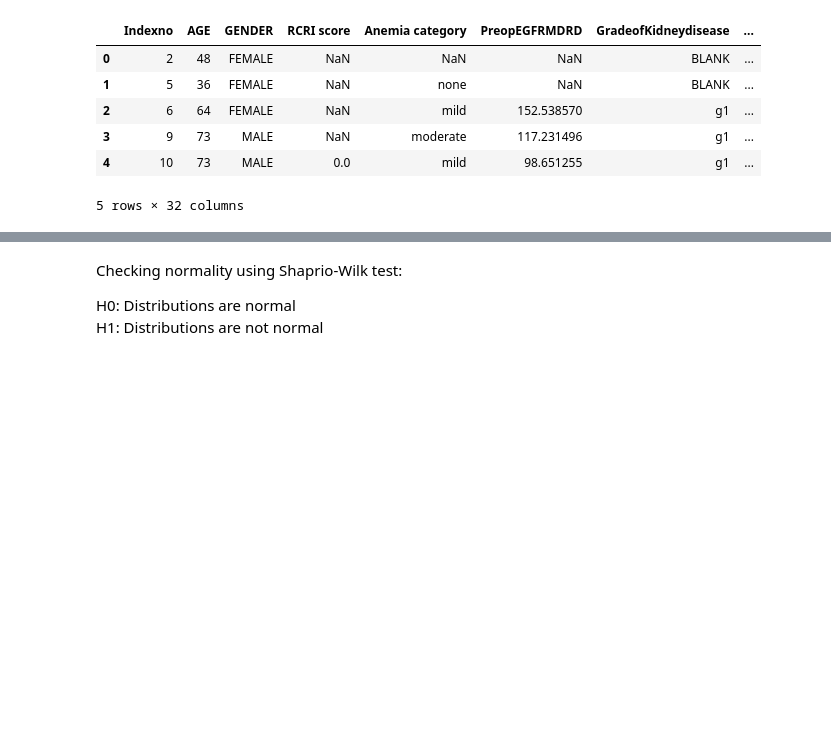
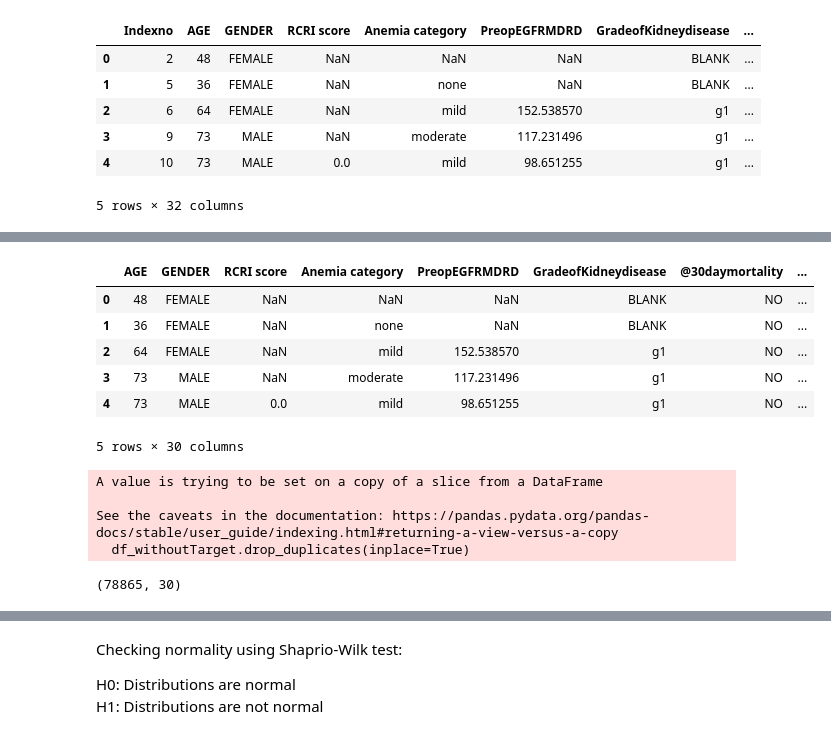
Before and after one commit to Mingtaros/CARES_Analytics, a Jupyter notebook: notebooks/daysbetweendeathandsurgery.ipynb, the cells around one changed output, grey strips where cells are left out. Cells and saved outputs as stored; diff of their text form; code cells hidden in the pictures; blank space fills up the shorter version.

```diff
--- a/notebooks/daysbetweendeathandsurgery.ipynb
+++ b/notebooks/daysbetweendeathandsurgery.ipynb
@@ -7,7 +7,7 @@ tqdm.pandas()
 # %% [markdown]
 Since the encoded file is considered to have more categorical variables, the original data set is used to perform the tests on DaysbetweenDeathandoperation
 # %%
-cares_data_path = "CARES_data.csv"
+cares_data_path = "../data/CARES_data.csv"
 data = pd.read_csv(cares_data_path)
 data.head()
 # %% [output]
@@ -20,0 +29,4 @@ data.head()
+# %%
+columns = ['Preoptransfusionwithin30days','Intraop','Postopwithin30days','Transfusionintraandpostop']
+data = data[columns + ['DaysbetweenDeathandoperation']]
+data.head()
@@ -24,0 +59,22 @@ data.shape
+# %%
+df_withoutTarget = df[all_columns]
+df_withoutTarget.head()
+# %% [output]
+|  | AGE | GENDER | RCRI score | Anemia category | PreopEGFRMDRD | GradeofKidneydisease | @30daymortality | ... |
+| 0 | 48 | FEMALE | NaN | NaN | NaN | BLANK | NO | ... |
+| 1 | 36 | FEMALE | NaN | none | NaN | BLANK | NO | ... |
+| 2 | 64 | FEMALE | NaN | mild | 152.538570 | g1 | NO | ... |
+| 3 | 73 | MALE | NaN | moderate | 117.231496 | g1 | NO | ... |
+| 4 | 73 | MALE | 0.0 | mild | 98.651255 | g1 | NO | ... |
+5 rows × 30 columns
+# %%
+df_withoutTarget.drop_duplicates(inplace=True)
+# %% [output]
+A value is trying to be set on a copy of a slice from a DataFrame
+
+See the caveats in the documentation: https://pandas.pydata.org/pandas-docs/stable/user_guide/indexing.html#returning-a-view-versus-a-copy
+  df_withoutTarget.drop_duplicates(inplace=True)
+# %%
+df_withoutTarget.shape
+# %% [output]
+(78865, 30)
```
Also changed, not shown: parts of 14 cells of this notebook, 2 other files.
